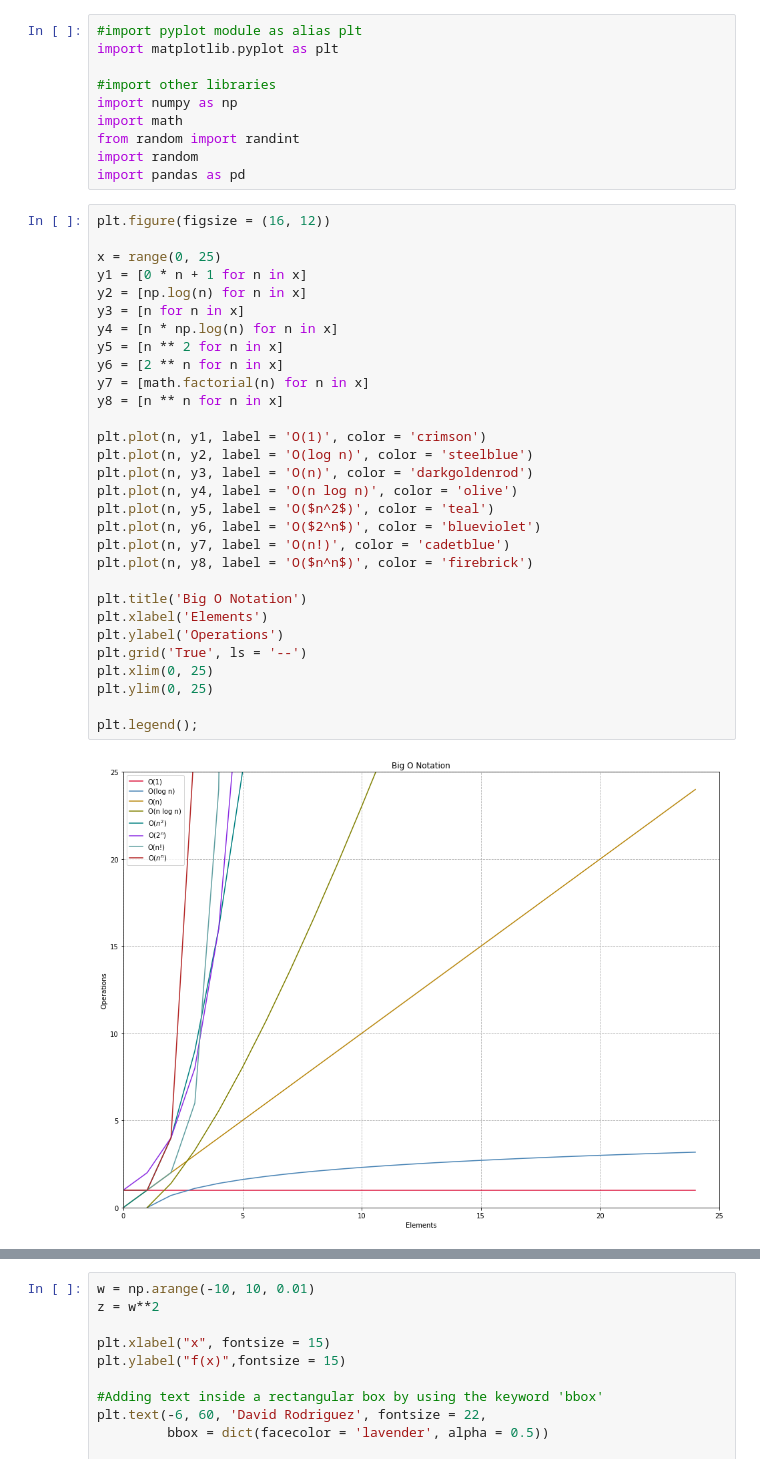
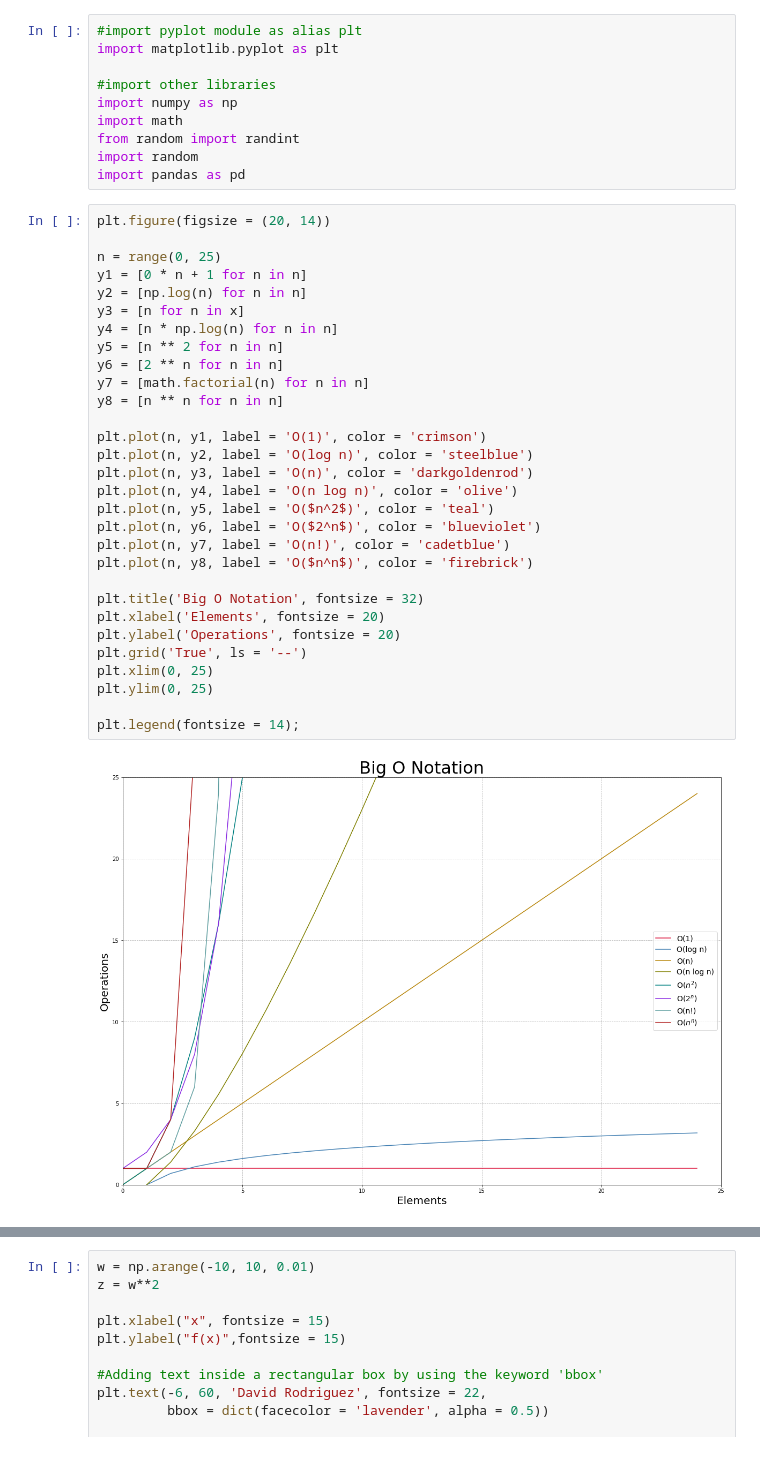
Before and after one commit to david-rodriguez-siller/numpy-pandas-visualization-exercises, a Jupyter notebook: big_o_notation.ipynb, the cells around one changed output, grey strips where cells are left out. Saved outputs shown, nothing was run; the diff lists cells and outputs as text.

Commit message:
Big O Notation Python Exercises

```diff
--- a/big_o_notation.ipynb
+++ b/big_o_notation.ipynb
@@ -30,34 +30,34 @@ from random import randint
 import random
 import pandas as pd
 # %%
-plt.figure(figsize = (16, 12))
+plt.figure(figsize = (20, 14))
 
-x = range(0, 25)
-y1 = [0 * n + 1 for n in x]
-y2 = [np.log(n) for n in x]
+n = range(0, 25)
+y1 = [0 * n + 1 for n in n]
+y2 = [np.log(n) for n in n]
 y3 = [n for n in x]
-y4 = [n * np.log(n) for n in x]
-y5 = [n ** 2 for n in x]
-y6 = [2 ** n for n in x]
-y7 = [math.factorial(n) for n in x]
-y8 = [n ** n for n in x]
+y4 = [n * np.log(n) for n in n]
+y5 = [n ** 2 for n in n]
+y6 = [2 ** n for n in n]
+y7 = [math.factorial(n) for n in n]
+y8 = [n ** n for n in n]
 
 plt.plot(n, y1, label = 'O(1)', color = 'crimson')
 plt.plot(n, y2, label = 'O(log n)', color = 'steelblue')
 plt.plot(n, y3, label = 'O(n)', color = 'darkgoldenrod')
 plt.plot(n, y4, label = 'O(n log n)', color = 'olive')
 plt.plot(n, y5, label = 'O($n^2$)', color = 'teal')
 plt.plot(n, y6, label = 'O($2^n$)', color = 'blueviolet')
 plt.plot(n, y7, label = 'O(n!)', color = 'cadetblue')
 plt.plot(n, y8, label = 'O($n^n$)', color = 'firebrick')
 
-plt.title('Big O Notation')
-plt.xlabel('Elements')
-plt.ylabel('Operations')
+plt.title('Big O Notation', fontsize = 32)
+plt.xlabel('Elements', fontsize = 20)
+plt.ylabel('Operations', fontsize = 20)
 plt.grid('True', ls = '--')
 plt.xlim(0, 25)
 plt.ylim(0, 25)
 
-plt.legend();
+plt.legend(fontsize = 14);
 # %% [output]
-[figure, old version]
+[figure, new version]
```
Also changed, not shown: parts of 4 cells of this notebook.
